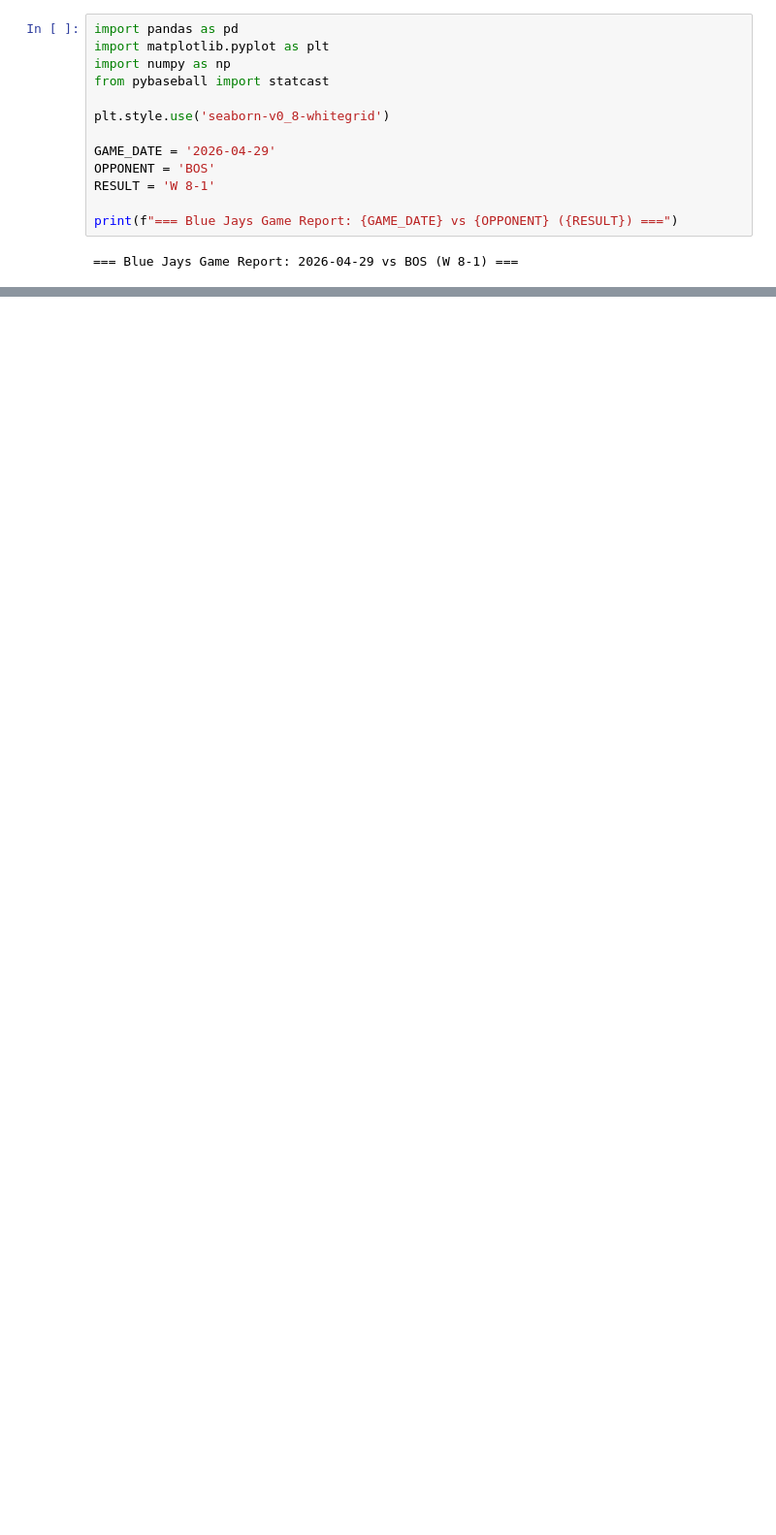
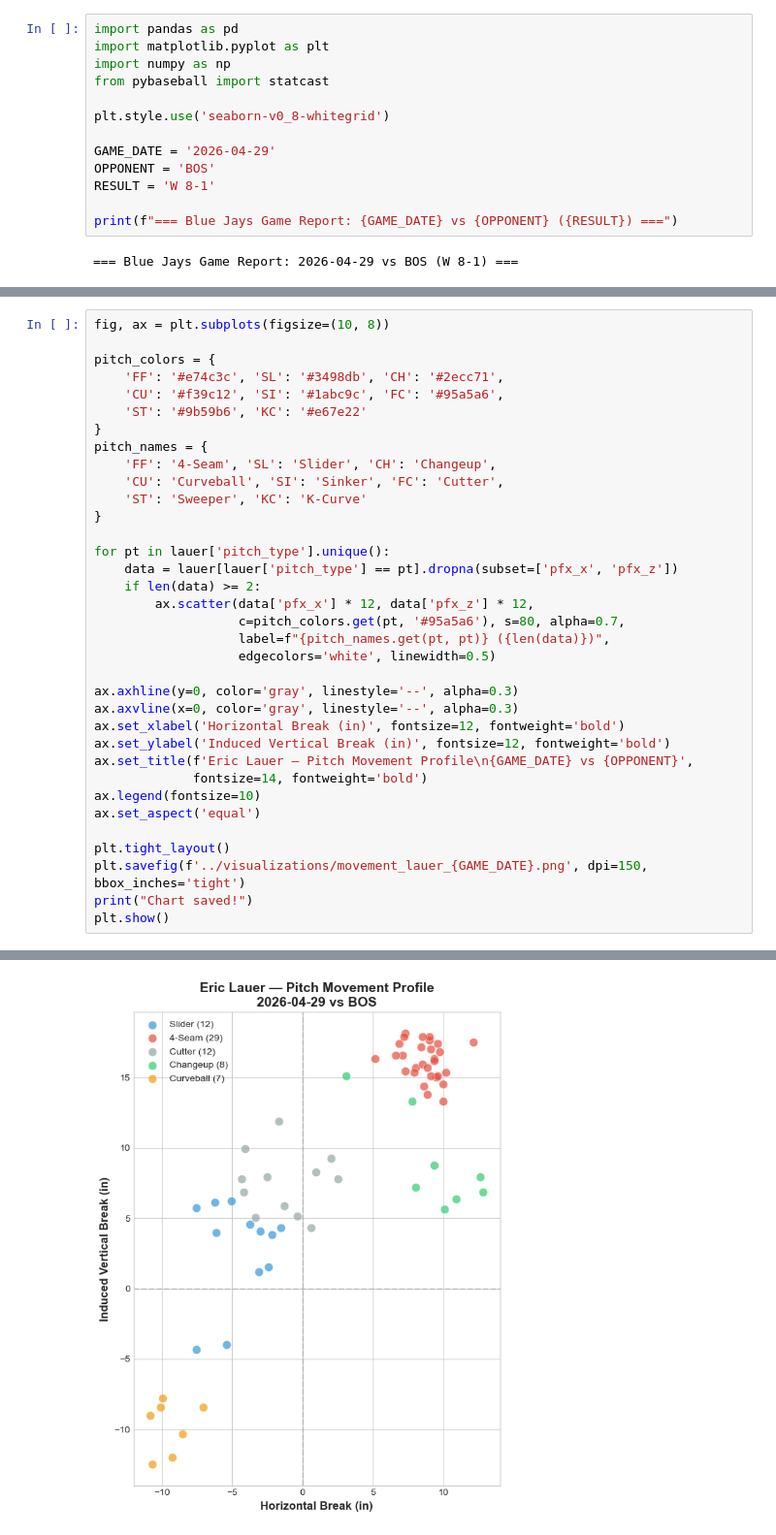
Before and after one commit to seongji-park/bluejays-daily-reports, a Jupyter notebook: notebooks/game_report_template.ipynb, the cells around one changed output, grey strips where cells are left out. Shown at 97% size. Cells and saved outputs as stored; diff of their text form; blank space fills up the shorter version.

Commit message:
Game report: Apr 29 vs BOS (W 8-1) — Lauer start, Vlad 3H

```diff
--- a/notebooks/game_report_template.ipynb
+++ b/notebooks/game_report_template.ipynb
@@ -51,0 +80,36 @@ Index: []
+# %%
+fig, ax = plt.subplots(figsize=(10, 8))
+
+pitch_colors = {
+    'FF': '#e74c3c', 'SL': '#3498db', 'CH': '#2ecc71',
+    'CU': '#f39c12', 'SI': '#1abc9c', 'FC': '#95a5a6',
+    'ST': '#9b59b6', 'KC': '#e67e22'
+}
+pitch_names = {
+    'FF': '4-Seam', 'SL': 'Slider', 'CH': 'Changeup',
+    'CU': 'Curveball', 'SI': 'Sinker', 'FC': 'Cutter',
+    'ST': 'Sweeper', 'KC': 'K-Curve'
+}
+
+for pt in lauer['pitch_type'].unique():
+    data = lauer[lauer['pitch_type'] == pt].dropna(subset=['pfx_x', 'pfx_z'])
+    if len(data) >= 2:
+        ax.scatter(data['pfx_x'] * 12, data['pfx_z'] * 12,
+                   c=pitch_colors.get(pt, '#95a5a6'), s=80, alpha=0.7,
+                   label=f"{pitch_names.get(pt, pt)} ({len(data)})",
+                   edgecolors='white', linewidth=0.5)
+
+ax.axhline(y=0, color='gray', linestyle='--', alpha=0.3)
+ax.axvline(x=0, color='gray', linestyle='--', alpha=0.3)
+ax.set_xlabel('Horizontal Break (in)', fontsize=12, fontweight='bold')
+ax.set_ylabel('Induced Vertical Break (in)', fontsize=12, fontweight='bold')
+ax.set_title(f'Eric Lauer — Pitch Movement Profile\n{GAME_DATE} vs {OPPONENT}',
+             fontsize=14, fontweight='bold')
+ax.legend(fontsize=10)
+ax.set_aspect('equal')
+
+plt.tight_layout()
+plt.savefig(f'../visualizations/movement_lauer_{GAME_DATE}.png', dpi=150, bbox_inches='tight')
+print("Chart saved!")
+plt.show()
+# %% [output]
@@ -51,0 +117 @@ Index: []
+[figure, added]
```
Also changed, not shown: parts of 9 cells of this notebook, 4 other files.
